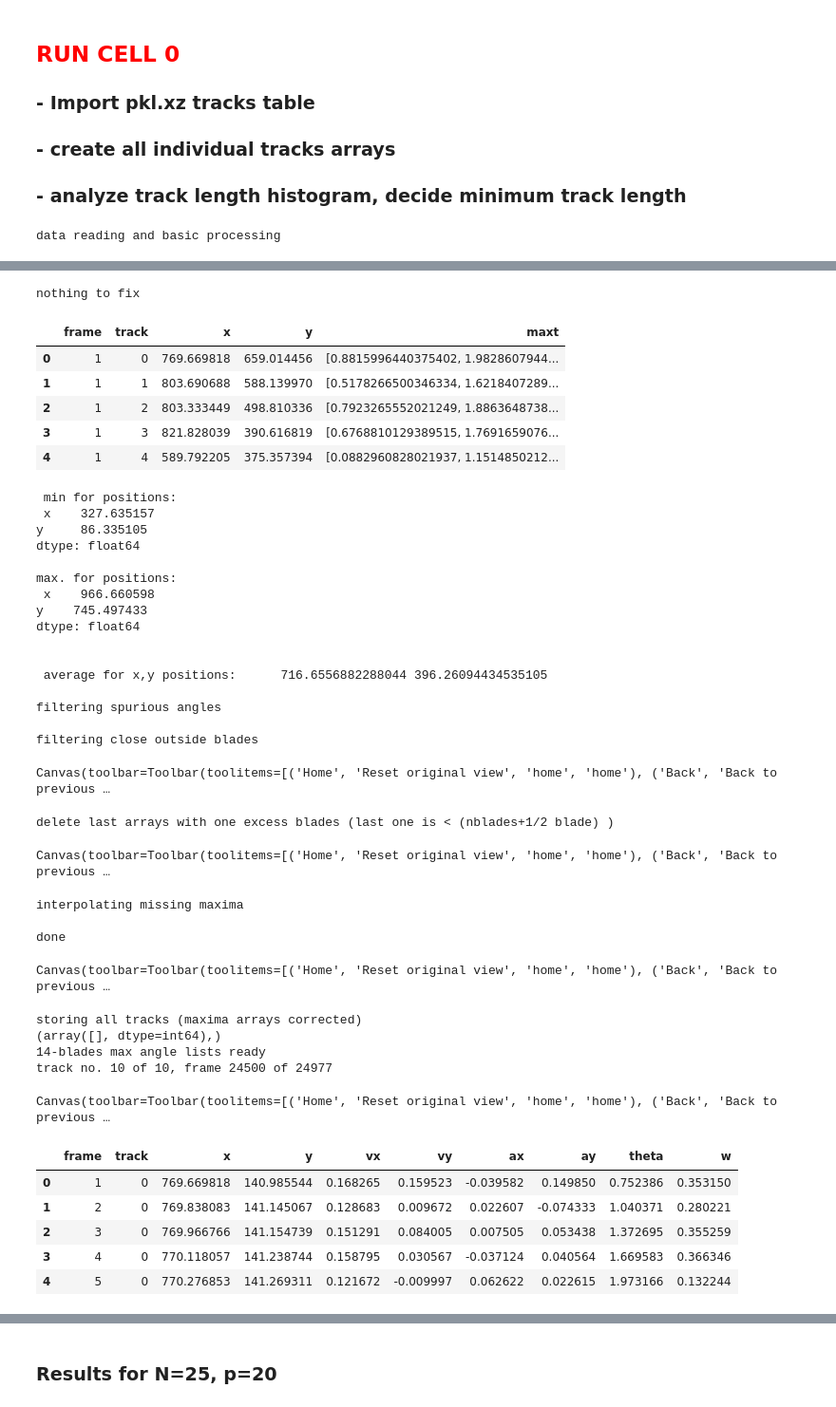
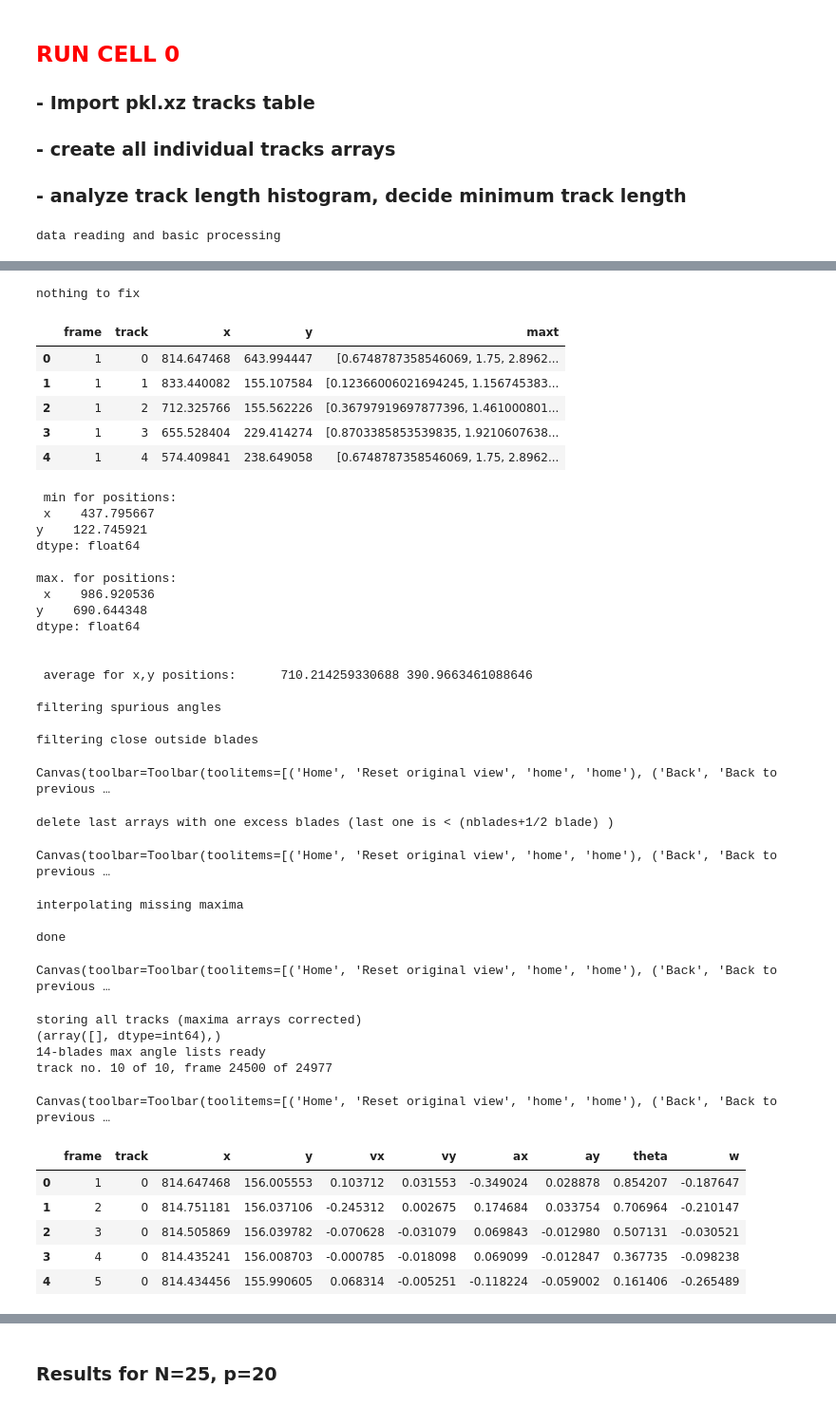
Before and after one commit to fvegar/brownian, a Jupyter notebook: chiral_tracks.ipynb, the cells around one changed output, grey strips where cells are left out. Shown at 95% size. Drawn from its saved outputs; the diff is of its cells as text; code cells hidden in the pictures.

```diff
--- a/chiral_tracks.ipynb
+++ b/chiral_tracks.ipynb
@@ -106,7 +106,7 @@ def pdisplay(info):
 # This function reads pickle binary file (.pkl) with trajectories
 def get_info(series_directory, hash_prefix):
     global info
-    nombre = '/data/Datos/chiral/'+ series_directory +'/info/' + hash_prefix + '.txt'
+    nombre = '/home/fvega/Datos/Tracks/'+ series_directory +'/info/' + hash_prefix + '.txt'
     with open(nombre) as f:
         jsonstr = json.load(f)
     info = pd.json_normalize(jsonstr)
@@ -116,7 +116,7 @@ def get_info(series_directory, hash_prefix):
 def simple_pickle_read(series_directory, hash_prefix):
     global Nframes, Ntracks
     # Read table in pickle format
-    nombre = '/data/Datos/chiral/' + series_directory + '/tracks/900fps/' + hash_prefix \
+    nombre = '/home/fvega/Datos/Tracks/' + series_directory + '/tracks/900fps/' + hash_prefix \
        + '.pkl.xz'
     tabla = pd.read_pickle(nombre, compression='infer')
     tabla = tabla.reset_index(drop=True) # por si los indices salen desordenados
@@ -471,8 +471,8 @@ def shift_back(itr,jt,n0):
 # %%
 # COMPLETE SET OF READING INSTRUCTIONS
 
-series_directory = 'rho_0_025'
-hash_prefix = '0691e6ed38545dd692a192aef1a2bfbd'
+series_directory = 'chiral'
+hash_prefix = '4bf1a08dbd71379766e543b9532df560'
 
 print('data reading and basic processing\n')
 
@@ -585,6 +585,7 @@ for i in range(Ntracks):
 
     tracks[i] = tracks[i][['frame', 'track', 'x', 'y', 'vx', 'vy', 'ax', 'ay', 'theta','w']]
 
+
 datos = tracks[0] # this is necessary because we derive v's and ws from tracks
 
 for i in range(1,Ntracks):
@@ -629,43 +630,43 @@ data reading and basic processing
 | ROI_center | [656, 395] |
 | ROI_radius | 408 |
 nothing to fix
 |  | frame | track | x | y | maxt |
-| 0 | 1 | 0 | 769.669818 | 659.014456 | [0.8815996440375402, 1.9828607944... |
-| 1 | 1 | 1 | 803.690688 | 588.139970 | [0.5178266500346334, 1.6218407289... |
-| 2 | 1 | 2 | 803.333449 | 498.810336 | [0.7923265552021249, 1.8863648738... |
-| 3 | 1 | 3 | 821.828039 | 390.616819 | [0.6768810129389515, 1.7691659076... |
-| 4 | 1 | 4 | 589.792205 | 375.357394 | [0.0882960828021937, 1.1514850212... |
+| 0 | 1 | 0 | 814.647468 | 643.994447 | [0.6748787358546069, 1.75, 2.8962... |
+| 1 | 1 | 1 | 833.440082 | 155.107584 | [0.12366006021694245, 1.156745383... |
+| 2 | 1 | 2 | 712.325766 | 155.562226 | [0.36797919697877396, 1.461000801... |
+| 3 | 1 | 3 | 655.528404 | 229.414274 | [0.8703385853539835, 1.9210607638... |
+| 4 | 1 | 4 | 574.409841 | 238.649058 | [0.6748787358546069, 1.75, 2.8962... |
  min for positions:
- x    327.635157
-y     86.335105
+ x    437.795667
+y    122.745921
 dtype: float64
 
 max. for positions:
- x    966.660598
-y    745.497433
+ x    986.920536
+y    690.644348
 dtype: float64
 
 
- average for x,y positions:      716.6556882288044 396.26094434535105
+ average for x,y positions:      710.214259330688 390.9663461088646
 
 filtering spurious angles
 
 filtering close outside blades
 Canvas(toolbar=Toolbar(toolitems=[('Home', 'Reset original view', 'home', 'home'), ('Back', 'Back to previous …
 delete last arrays with one excess blades (last one is < (nblades+1/2 blade) )
 Canvas(toolbar=Toolbar(toolitems=[('Home', 'Reset original view', 'home', 'home'), ('Back', 'Back to previous …
 interpolating missing maxima
 
 done
 Canvas(toolbar=Toolbar(toolitems=[('Home', 'Reset original view', 'home', 'home'), ('Back', 'Back to previous …
 storing all tracks (maxima arrays corrected)
 (array([], dtype=int64),)
 14-blades max angle lists ready
 track no. 10 of 10, frame 24500 of 24977
 Canvas(toolbar=Toolbar(toolitems=[('Home', 'Reset original view', 'home', 'home'), ('Back', 'Back to previous …
 |  | frame | track | x | y | vx | vy | ax | ay | theta | w |
-| 0 | 1 | 0 | 769.669818 | 140.985544 | 0.168265 | 0.159523 | -0.039582 | 0.149850 | 0.752386 | 0.353150 |
-| 1 | 2 | 0 | 769.838083 | 141.145067 | 0.128683 | 0.009672 | 0.022607 | -0.074333 | 1.040371 | 0.280221 |
-| 2 | 3 | 0 | 769.966766 | 141.154739 | 0.151291 | 0.084005 | 0.007505 | 0.053438 | 1.372695 | 0.355259 |
-| 3 | 4 | 0 | 770.118057 | 141.238744 | 0.158795 | 0.030567 | -0.037124 | 0.040564 | 1.669583 | 0.366346 |
-| 4 | 5 | 0 | 770.276853 | 141.269311 | 0.121672 | -0.009997 | 0.062622 | 0.022615 | 1.973166 | 0.132244 |
+| 0 | 1 | 0 | 814.647468 | 156.005553 | 0.103712 | 0.031553 | -0.349024 | 0.028878 | 0.854207 | -0.187647 |
+| 1 | 2 | 0 | 814.751181 | 156.037106 | -0.245312 | 0.002675 | 0.174684 | 0.033754 | 0.706964 | -0.210147 |
+| 2 | 3 | 0 | 814.505869 | 156.039782 | -0.070628 | -0.031079 | 0.069843 | -0.012980 | 0.507131 | -0.030521 |
+| 3 | 4 | 0 | 814.435241 | 156.008703 | -0.000785 | -0.018098 | 0.069099 | -0.012847 | 0.367735 | -0.098238 |
+| 4 | 5 | 0 | 814.434456 | 155.990605 | 0.068314 | -0.005251 | -0.118224 | -0.059002 | 0.161406 | -0.265489 |
```
Also changed, not shown: parts of 15 cells of this notebook.
